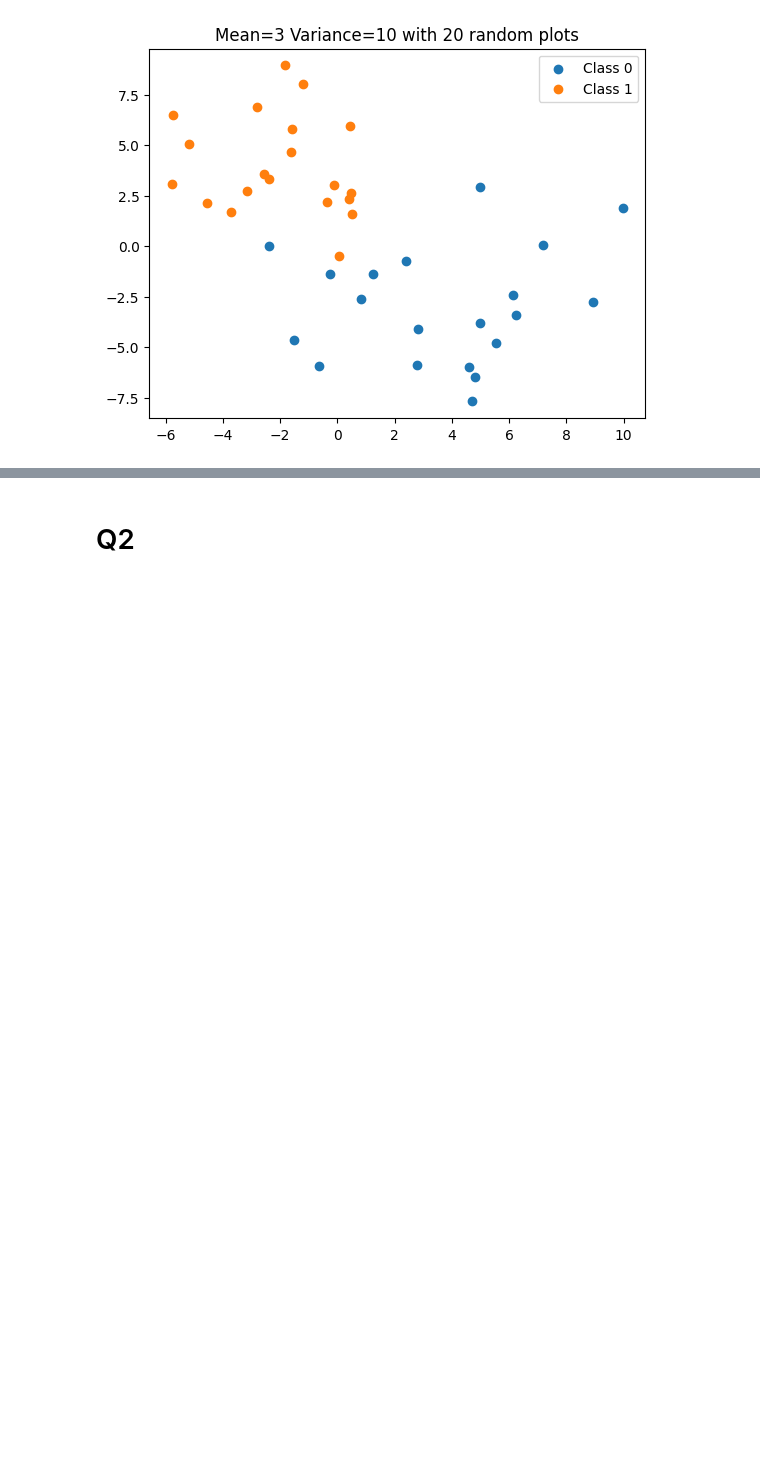
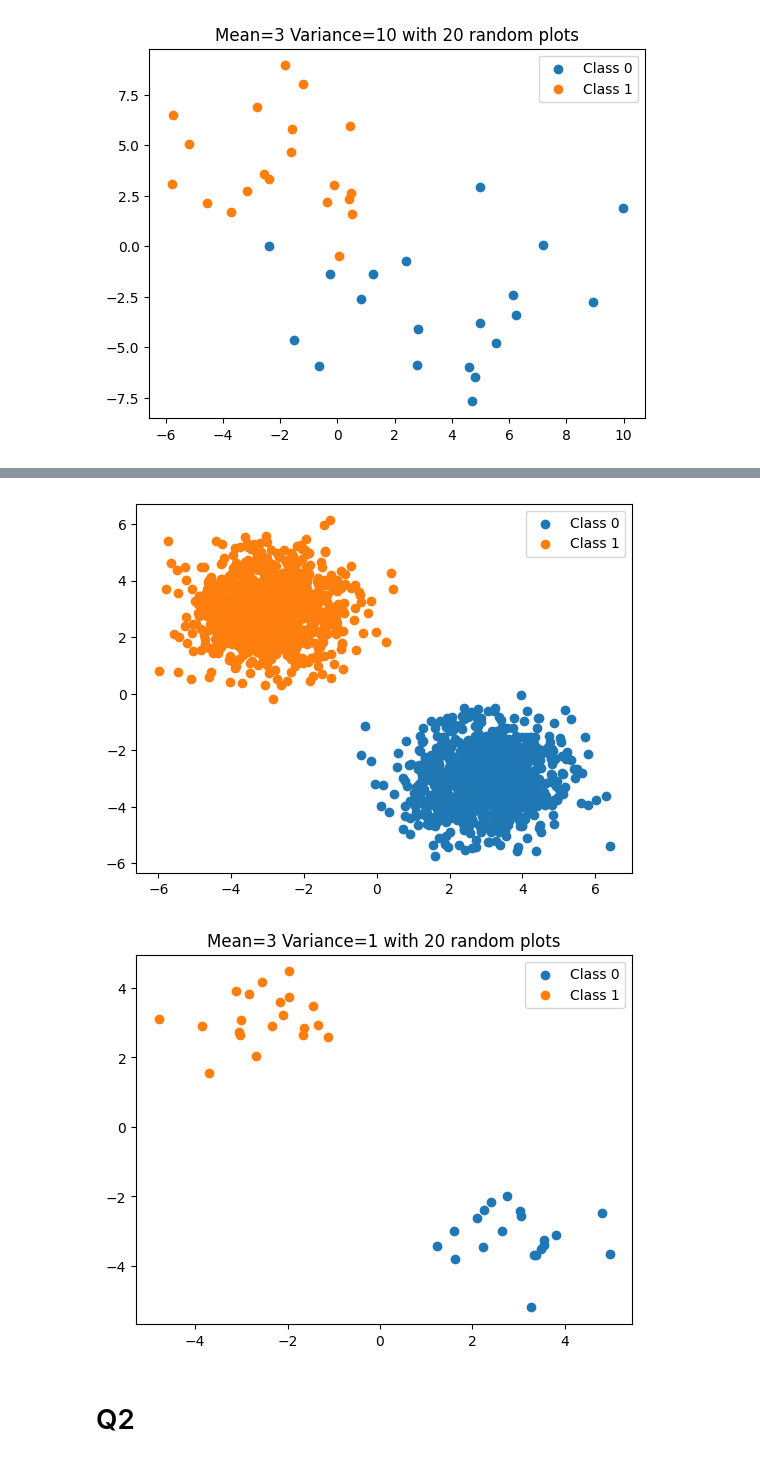
Before and after one commit to muaazbassa/COMS3007A-Machine-Learning, a Jupyter notebook: 5. ML Logistic Regression Tutorial/Logistic Regression.ipynb, the cells around one changed output, grey strips where cells are left out. Drawn from its saved outputs; the diff is of its cells as text; code cells hidden in the pictures; blank space fills up the shorter version.

```diff
--- a/5. ML Logistic Regression Tutorial/Logistic Regression.ipynb
+++ b/5. ML Logistic Regression Tutorial/Logistic Regression.ipynb
@@ -128,3 +174,39 @@ plt.show()
+# %%
+# Define the mean vectors and covariance matrices
+mu_0 = np.array([3, -3])
+mu_1 = np.array([-3, 3])
+cov = np.array([[1, 0], [0, 1]])
+
+# Generate data from the distributions
+data_d0 = np.random.multivariate_normal(mu_0, cov, 1000)
+data_d1 = np.random.multivariate_normal(mu_1, cov, 1000)
+
+plt.scatter(data_d0[:,0], data_d0[:,1], label='Class 0')
+plt.scatter(data_d1[:,0], data_d1[:,1], label='Class 1')
+
+plt.legend()
+plt.show()
+
+# Generate 20 data points from each distribution
+arr_d0 = np.random.choice(data_d0.shape[0], size=20, replace=False)
+arr_d1 = np.random.choice(data_d1.shape[0], size=20, replace=False)
+
+# Generate 20 data points from each distribution
+data_d_0 = np.random.choice(arr_d0, size=20, replace=False)
+data_d_1 = np.random.choice(arr_d1, size=20, replace=False)
+
+data_d0 = data_d0[data_d_0, :]
+data_d1 = data_d1[data_d_1, :]
+
+# Plot the data
+plt.scatter(data_d0[:, 0], data_d0[:, 1], label='Class 0')
+plt.scatter(data_d1[:, 0], data_d1[:, 1], label='Class 1')
+plt.title('Mean=3 Variance=1 with 20 random plots')
+plt.legend()
+plt.show()
+# %% [output]
+[figure, added]
+[figure, added]
 # %%
 # The loweer the covariance, the more spread out the data is
 # The higher the covariance, the more clustered the data is
```
Also changed, not shown: parts of 5 cells of this notebook.
